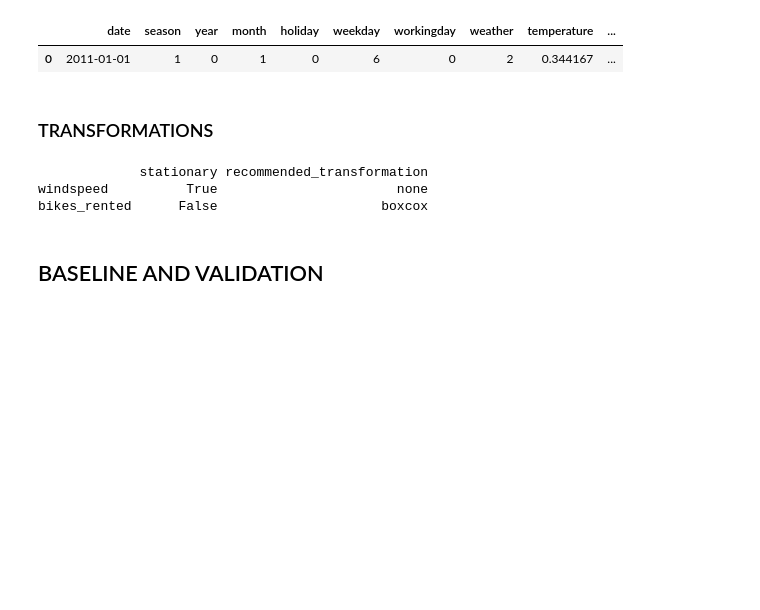
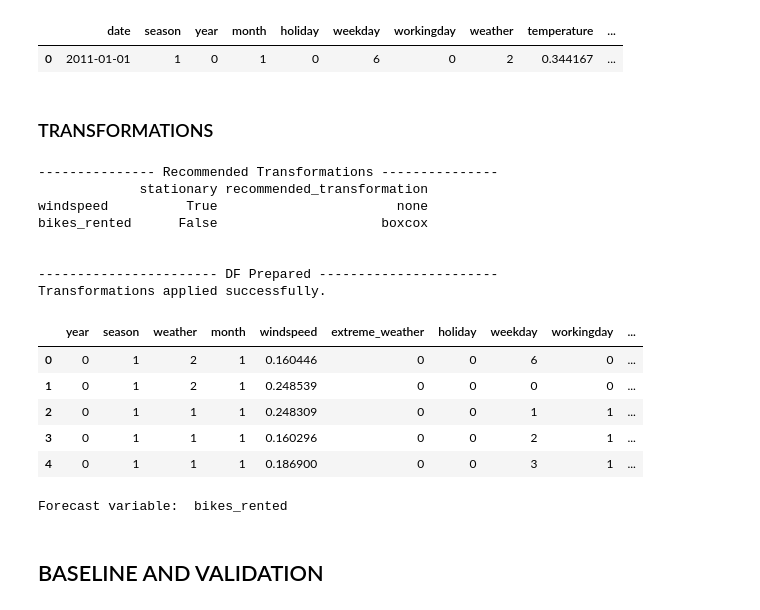
Before and after one commit to EAlmazanG/forecast-incremental-workflow, a Jupyter notebook: notebooks/forecast_day.ipynb, the cells around one changed output. Saved outputs shown, nothing was run; the diff lists cells and outputs as text; code cells hidden in the pictures; blank space fills up the shorter version.

Commit message:
update utils and check func

```diff
--- a/notebooks/forecast_day.ipynb
+++ b/notebooks/forecast_day.ipynb
@@ -632,18 +660,29 @@ def check_transformations(df, col):
-# %%
-df_selection = df_selection[selected_features + [forecast_column]]
-
-numeric_vars = df_selection.select_dtypes(include=["number"]).columns
-transformations_needed = {}
-
-for col in numeric_vars:
-    transformations_needed[col] = check_transformations(df, col)
-
-transformations_df = pd.DataFrame(transformations_needed).T
-print(transformations_df)
-# %% [output]
-             stationary recommended_transformation
-windspeed          True                       none
-bikes_rented      False                     boxcox
+# %%
+df_selection = df_selection[selected_features + [forecast_column]]
+
+print_title('Recommended Transformations')
+transformations = check_transformations(df_selection)
+
+print('\n')
+print_title('DF Prepared')
+df_transformed = apply_transformations(df_selection, transformations)
+print('Forecast variable: ', forecast_column)
+# %% [output]
+--------------- Recommended Transformations ---------------
+             stationary recommended_transformation
+windspeed          True                       none
+bikes_rented      False                     boxcox
+
+
+----------------------- DF Prepared -----------------------
+Transformations applied successfully.
+|  | year | season | weather | month | windspeed | extreme_weather | holiday | weekday | workingday | ... |
+| 0 | 0 | 1 | 2 | 1 | 0.160446 | 0 | 0 | 6 | 0 | ... |
+| 1 | 0 | 1 | 2 | 1 | 0.248539 | 0 | 0 | 0 | 0 | ... |
+| 2 | 0 | 1 | 1 | 1 | 0.248309 | 0 | 0 | 1 | 1 | ... |
+| 3 | 0 | 1 | 1 | 1 | 0.160296 | 0 | 0 | 2 | 1 | ... |
+| 4 | 0 | 1 | 1 | 1 | 0.186900 | 0 | 0 | 3 | 1 | ... |
+Forecast variable:  bikes_rented
 # %% [markdown]
 ## BASELINE AND VALIDATION
 # %% [markdown]
```
Also changed, not shown: parts of 3 cells of this notebook, 1 other file.
